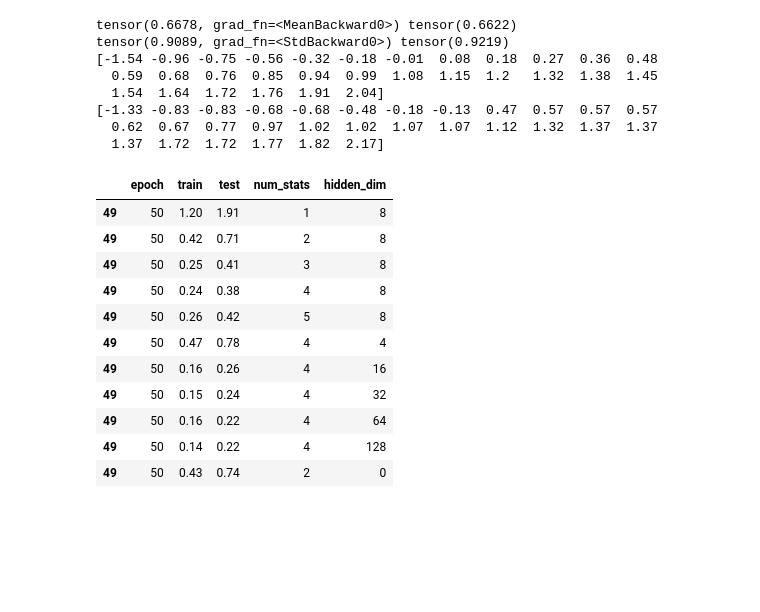
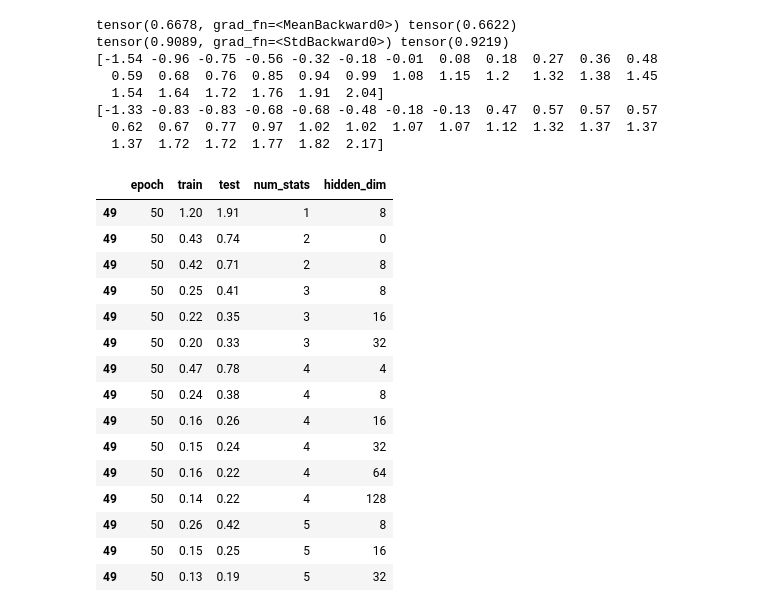
Before and after one commit to Miha3009/arpp, a Jupyter notebook: v2/scripts/002_ensemble_encoder.ipynb, the cells around one changed output. Drawn from its saved outputs; the diff is of its cells as text; code cells hidden in the pictures; blank space fills up the shorter version.

```diff
--- a/v2/scripts/002_ensemble_encoder.ipynb
+++ b/v2/scripts/002_ensemble_encoder.ipynb
@@ -24,7 +24,8 @@ ds = PatchDataset(
 import pandas as pd
 
 loss = []
-for num_stats, hidden_dim in [(1, 8), (2, 8), (3, 8), (4, 8), (5, 8), (4, 4), (4, 16), (4, 32), (4, 64), (4, 128)]:
+for num_stats, hidden_dim in [(1, 8), (2, 8), (3, 8), (4, 8), (5, 8), (4, 4), (4, 16), (4, 32), (4, 64), (4, 128), (3, 16),
+                              (3, 32), (5, 16), (5, 32), (1, 4)]:
     print(num_stats, hidden_dim)
     model = EnsembleEncoder(num_stats, hidden_dim=hidden_dim, ens_size=30)
     metric = EnsembleMSE('inm_t2m')
@@ -85,17 +93,21 @@ tensor(0.9089, grad_fn=<StdBackward0>) tensor(0.9219)
   0.62  0.67  0.77  0.97  1.02  1.02  1.07  1.07  1.12  1.32  1.37  1.37
   1.37  1.72  1.72  1.77  1.82  2.17]
 # %%
-loss[loss['epoch'] == 50].round(2)
+loss[loss['epoch'] == 50].round(2).sort_values(['num_stats', 'hidden_dim'])
 # %% [output]
 |  | epoch | train | test | num_stats | hidden_dim |
 | 49 | 50 | 1.20 | 1.91 | 1 | 8 |
+| 49 | 50 | 0.43 | 0.74 | 2 | 0 |
 | 49 | 50 | 0.42 | 0.71 | 2 | 8 |
 | 49 | 50 | 0.25 | 0.41 | 3 | 8 |
+| 49 | 50 | 0.22 | 0.35 | 3 | 16 |
+| 49 | 50 | 0.20 | 0.33 | 3 | 32 |
+| 49 | 50 | 0.47 | 0.78 | 4 | 4 |
 | 49 | 50 | 0.24 | 0.38 | 4 | 8 |
-| 49 | 50 | 0.26 | 0.42 | 5 | 8 |
-| 49 | 50 | 0.47 | 0.78 | 4 | 4 |
 | 49 | 50 | 0.16 | 0.26 | 4 | 16 |
 | 49 | 50 | 0.15 | 0.24 | 4 | 32 |
 | 49 | 50 | 0.16 | 0.22 | 4 | 64 |
 | 49 | 50 | 0.14 | 0.22 | 4 | 128 |
-| 49 | 50 | 0.43 | 0.74 | 2 | 0 |
+| 49 | 50 | 0.26 | 0.42 | 5 | 8 |
+| 49 | 50 | 0.15 | 0.25 | 5 | 16 |
+| 49 | 50 | 0.13 | 0.19 | 5 | 32 |
```
Also changed, not shown: parts of 1 cell of this notebook, 9 other files.
